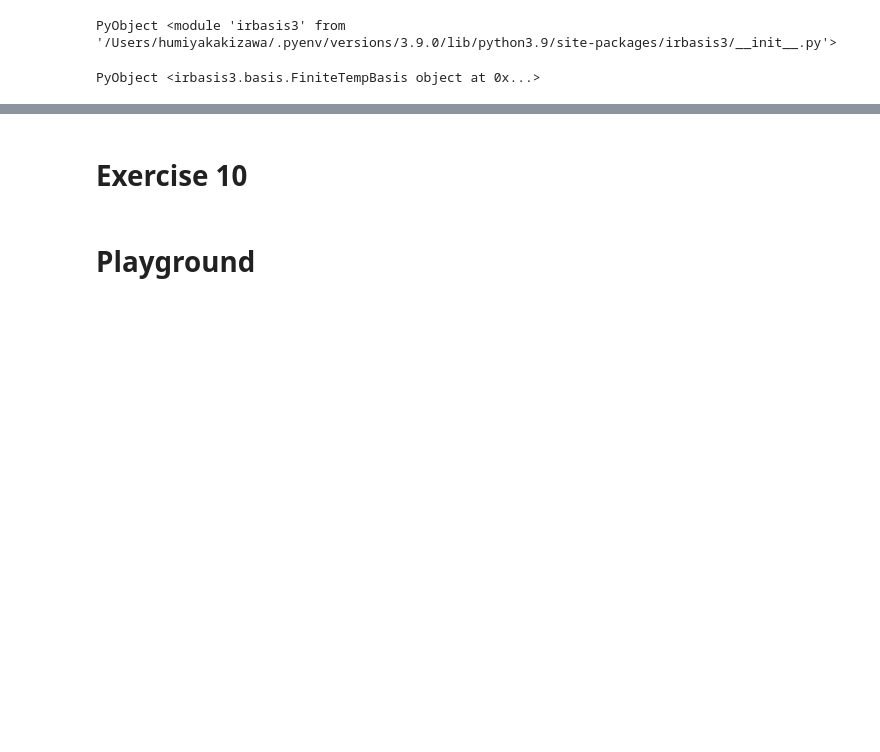
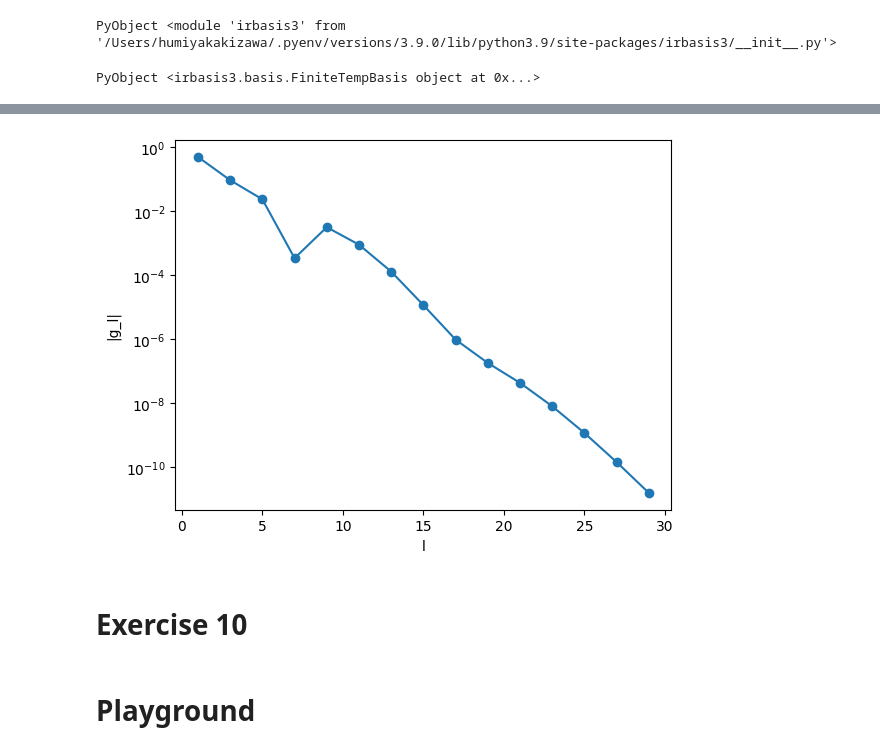
Before and after one commit to FumiyaKakizawa/saidai_compute_physics, a Jupyter notebook: compute_physics_exercise_1-10.ipynb, the cells around one changed output, grey strips where cells are left out. Drawn from its saved outputs; the diff is of its cells as text; code cells hidden in the pictures; blank space fills up the shorter version.

```diff
--- a/compute_physics_exercise_1-10.ipynb
+++ b/compute_physics_exercise_1-10.ipynb
@@ -683,3 +739,12 @@ UndefVarError: UndefVarError: ρ_l not defined
+# %%
+g_l = - basis.s .* ρ_l
+plt.figure()
+plt.semilogy(ls[1:2:end],abs.(g_l[1:2:end]),marker="o")
+plt.xlabel("l")
+plt.ylabel("|g_l|")
+plt.savefig("check_g_l.pdf")
+# %% [output]
+[figure, added]
 # %% [markdown]
 # Exercise 10
 # %% [markdown]
```
Also changed, not shown: parts of 31 cells of this notebook, 1 other file.
